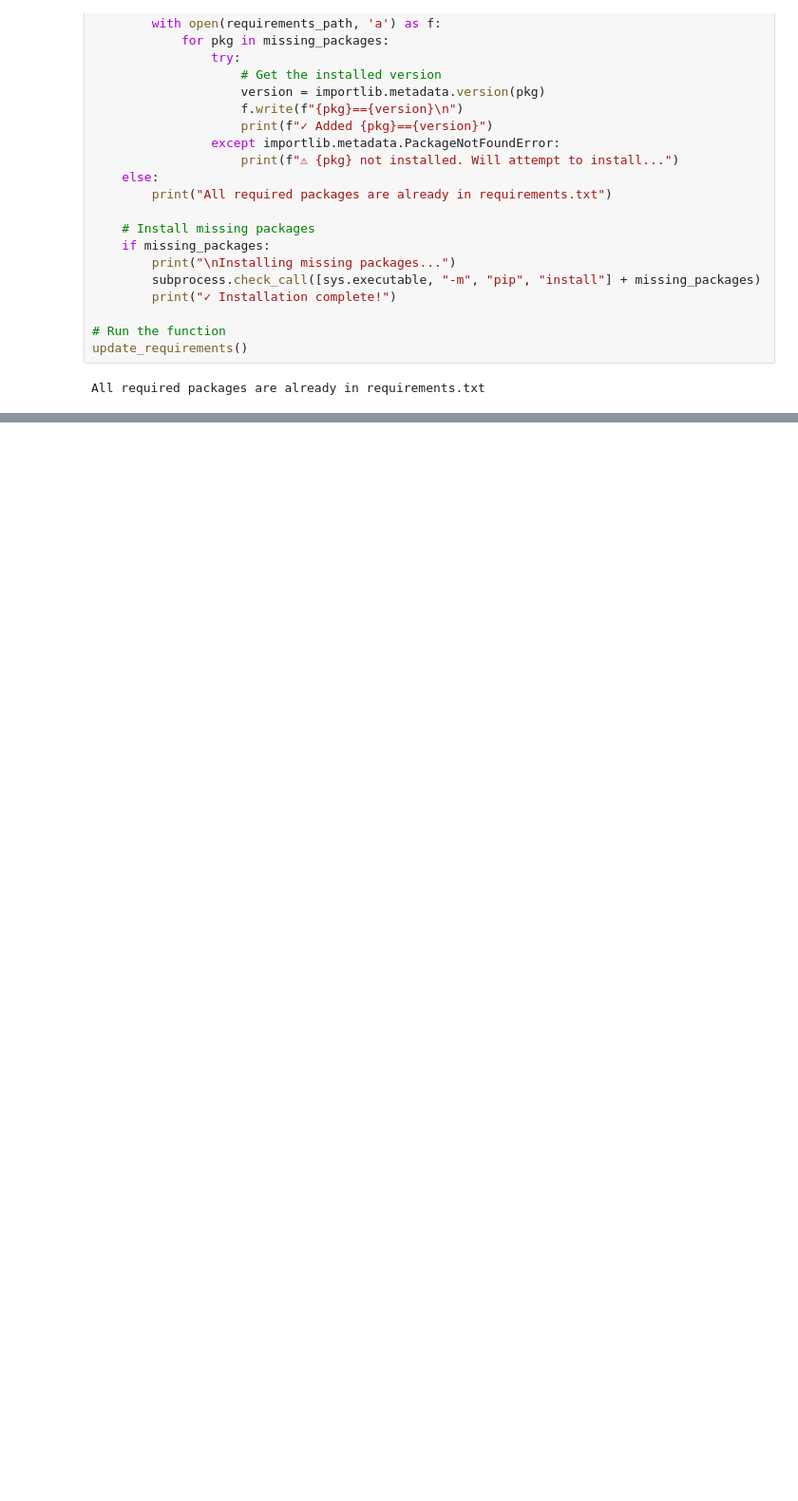
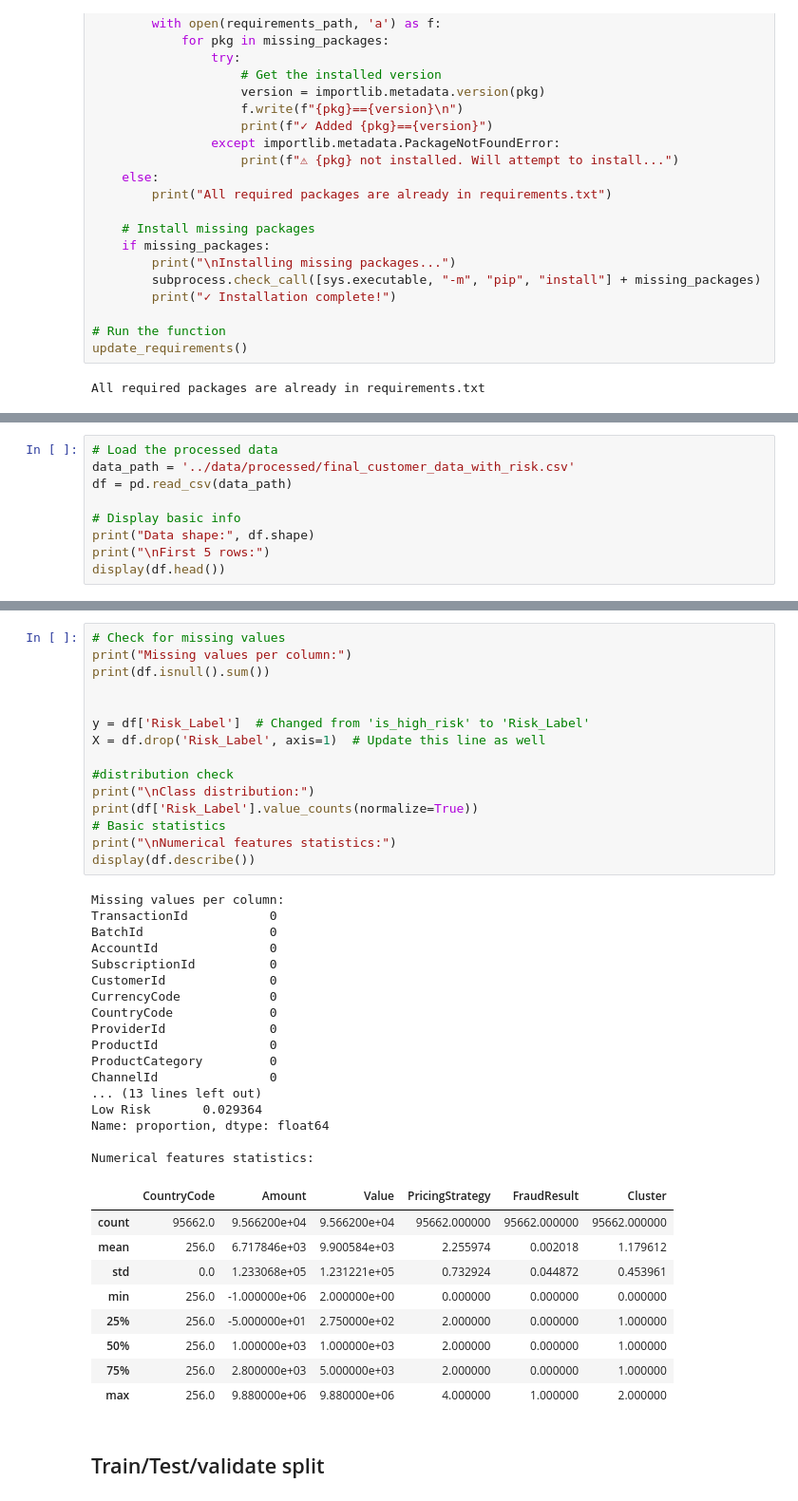
Before and after one commit to soltsega/Week-4_Credit_Risk, a Jupyter notebook: notebooks/model_training.ipynb, the cells around one changed output, grey strips where cells are left out. Shown at 95% size. Cells and saved outputs as stored; diff of their text form; blank space fills up the shorter version.

```diff
--- a/notebooks/model_training.ipynb
+++ b/notebooks/model_training.ipynb
@@ -184,0 +209,9 @@ All required packages are already in requirements.txt
+# %%
+# Load the processed data
+data_path = '../data/processed/final_customer_data_with_risk.csv'
+df = pd.read_csv(data_path)
+
+# Display basic info
+print("Data shape:", df.shape)
+print("\nFirst 5 rows:")
+display(df.head())
@@ -184,0 +247,44 @@ All required packages are already in requirements.txt
+# %%
+# Check for missing values
+print("Missing values per column:")
+print(df.isnull().sum())
+
+
+y = df['Risk_Label']  # Changed from 'is_high_risk' to 'Risk_Label'
+X = df.drop('Risk_Label', axis=1)  # Update this line as well
+
+#distribution check
+print("\nClass distribution:")
+print(df['Risk_Label'].value_counts(normalize=True))
+# Basic statistics
+print("\nNumerical features statistics:")
+display(df.describe())
+# %% [output]
+Missing values per column:
+TransactionId           0
+BatchId                 0
+AccountId               0
+SubscriptionId          0
+CustomerId              0
+CurrencyCode            0
+CountryCode             0
+ProviderId              0
+ProductId               0
+ProductCategory         0
+ChannelId               0
+... (13 lines left out)
+Low Risk       0.029364
+Name: proportion, dtype: float64
+
+Numerical features statistics:
+|  | CountryCode | Amount | Value | PricingStrategy | FraudResult | Cluster |
+| count | 95662.0 | 9.566200e+04 | 9.566200e+04 | 95662.000000 | 95662.000000 | 95662.000000 |
+| mean | 256.0 | 6.717846e+03 | 9.900584e+03 | 2.255974 | 0.002018 | 1.179612 |
+| std | 0.0 | 1.233068e+05 | 1.231221e+05 | 0.732924 | 0.044872 | 0.453961 |
+| min | 256.0 | -1.000000e+06 | 2.000000e+00 | 0.000000 | 0.000000 | 0.000000 |
+| 25% | 256.0 | -5.000000e+01 | 2.750000e+02 | 2.000000 | 0.000000 | 1.000000 |
+| 50% | 256.0 | 1.000000e+03 | 1.000000e+03 | 2.000000 | 0.000000 | 1.000000 |
+| 75% | 256.0 | 2.800000e+03 | 5.000000e+03 | 2.000000 | 0.000000 | 1.000000 |
+| max | 256.0 | 9.880000e+06 | 9.880000e+06 | 4.000000 | 1.000000 | 2.000000 |
+# %% [markdown]
+## Train/Test/validate split
```
Also changed, not shown: parts of 26 cells of this notebook.
